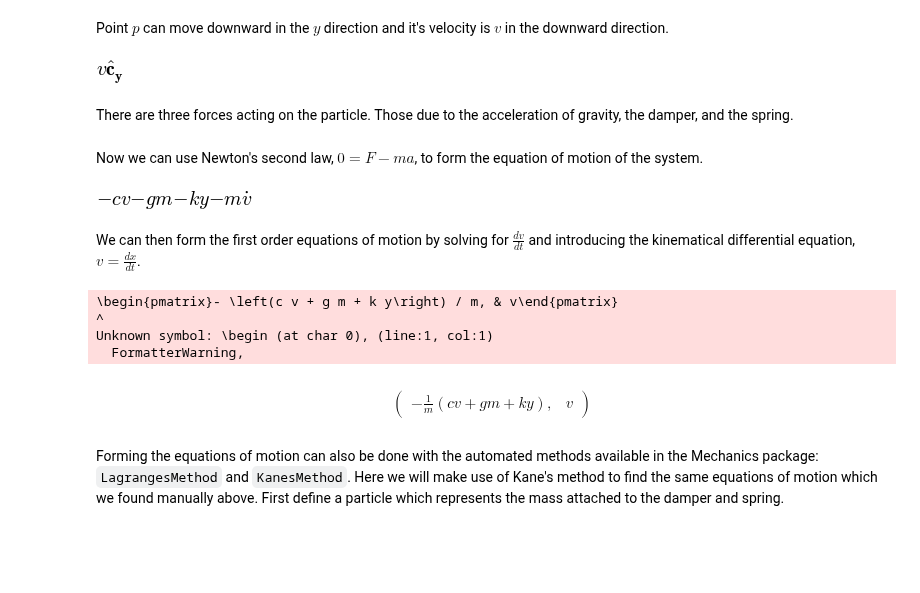
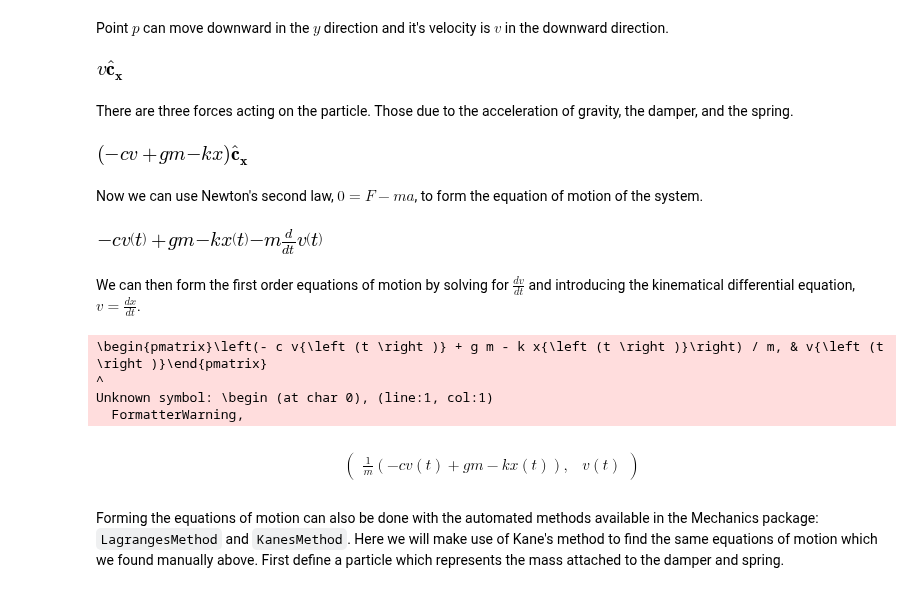
Before and after one commit to pydy/pydy, a Jupyter notebook: examples/mass_spring_damper/mass_spring_damper.ipynb, the cells around one changed output. Saved outputs shown, nothing was run; the diff lists cells and outputs as text; code cells hidden in the pictures; blank space fills up the shorter version.

```diff
--- a/examples/mass_spring_damper/mass_spring_damper.ipynb
+++ b/examples/mass_spring_damper/mass_spring_damper.ipynb
@@ -25,7 +20,7 @@ sympy.physics.vector.init_vprinting directly.
 # %% [markdown]
 We'll start by defining the variables will need for this problem. $x$ is the distance of the particle from the ceiling, $v$ is the speed of the particle, $m$ is the mass of the particle, $c$ is the damping coefficient of the damper, $k$ is the stiffness of the spring, $g$ is the acceleration due to gravity, and $t$ represents time.
 # %%
-y, v = me.dynamicsymbols('y v')
+x, v = me.dynamicsymbols('x v')
 # %%
 m, c, k, g, t = sym.symbols('m c k g t')
 # %% [markdown]
@@ -35,46 +30,49 @@ ceiling = me.ReferenceFrame('C')
 # %% [markdown]
 We will need two points, one to represent the original position of the particle which stays fixed in the ceiling frame, $o$, and the second one, $p$ which is aligned with the particle as it moves.
 # %%
-o = me.Point('o')
-p = me.Point('p')
+O = me.Point('O')
+P = me.Point('P')
 # %% [markdown]
 The velocity of point $o$ in the ceiling is zero.
 # %%
-o.set_vel(ceiling, 0)
+O.set_vel(ceiling, 0)
 # %% [markdown]
 Point $p$ can move downward in the $y$ direction and it's velocity is $v$ in the downward direction.
 # %%
-p.set_pos(o, y * ceiling.y)
-p.set_vel(ceiling, v * ceiling.y)
-p.vel(ceiling)
+P.set_pos(O, x * ceiling.x)
+P.set_vel(ceiling, v * ceiling.x)
+P.vel(ceiling)
 # %% [output]
-[figure, old version]
+[figure, new version]
 # %% [markdown]
 There are three forces acting on the particle. Those due to the acceleration of gravity, the damper, and the spring.
 # %%
-damping = -c * p.vel(ceiling)
-stiffness = -k * p.pos_from(o)
-gravity = -m * g * ceiling.y
+damping = -c * P.vel(ceiling)
+stiffness = -k * P.pos_from(O)
+gravity = m * g * ceiling.x
 forces = damping + stiffness + gravity
+forces
+# %% [output]
+[figure, added]
 # %% [markdown]
 Now we can use Newton's second law, $0=F-ma$, to form the equation of motion of the system.
 # %%
-zero = me.dot(forces - m * p.acc(ceiling), ceiling.y)
+zero = me.dot(forces - m * P.acc(ceiling), ceiling.x)
 zero
 # %% [output]
-[figure, old version]
+[figure, new version]
 # %% [markdown]
 We can then form the first order equations of motion by solving for $\frac{dv}{dt}$ and introducing the kinematical differential equation, $v=\frac{dx}{dt}$.
 # %%
-dvdt = sym.solve(zero, v.diff(t))[0]
-dxdt = v
-dvdt, dxdt
+dv_by_dt = sym.solve(zero, v.diff(t))[0]
+dx_by_dt = v
+dv_by_dt, dx_by_dt
 # %% [output]
-\begin{pmatrix}- \left(c v + g m + k y\right) / m, & v\end{pmatrix}
+\begin{pmatrix}\left(- c v{\left (t \right )} + g m - k x{\left (t \right )}\right) / m, & v{\left (t \right )}\end{pmatrix}
 ^
 Unknown symbol: \begin (at char 0), (line:1, col:1)
   FormatterWarning,
-$$\begin{pmatrix}- \frac{1}{m} \left(c v + g m + k y\right), & v\end{pmatrix}$$
+$$\begin{pmatrix}\frac{1}{m} \left(- c v{\left (t \right )} + g m - k x{\left (t \right )}\right), & v{\left (t \right )}\end{pmatrix}$$
 # %% [markdown]
 Forming the equations of motion can also be done with the automated methods available in the Mechanics package: `LagrangesMethod` and `KanesMethod`. Here we will make use of Kane's method to find the same equations of motion which we found manually above. First define a particle which represents the mass attached to the damper and spring.
 # %%
```
Also changed, not shown: parts of 14 cells of this notebook.
